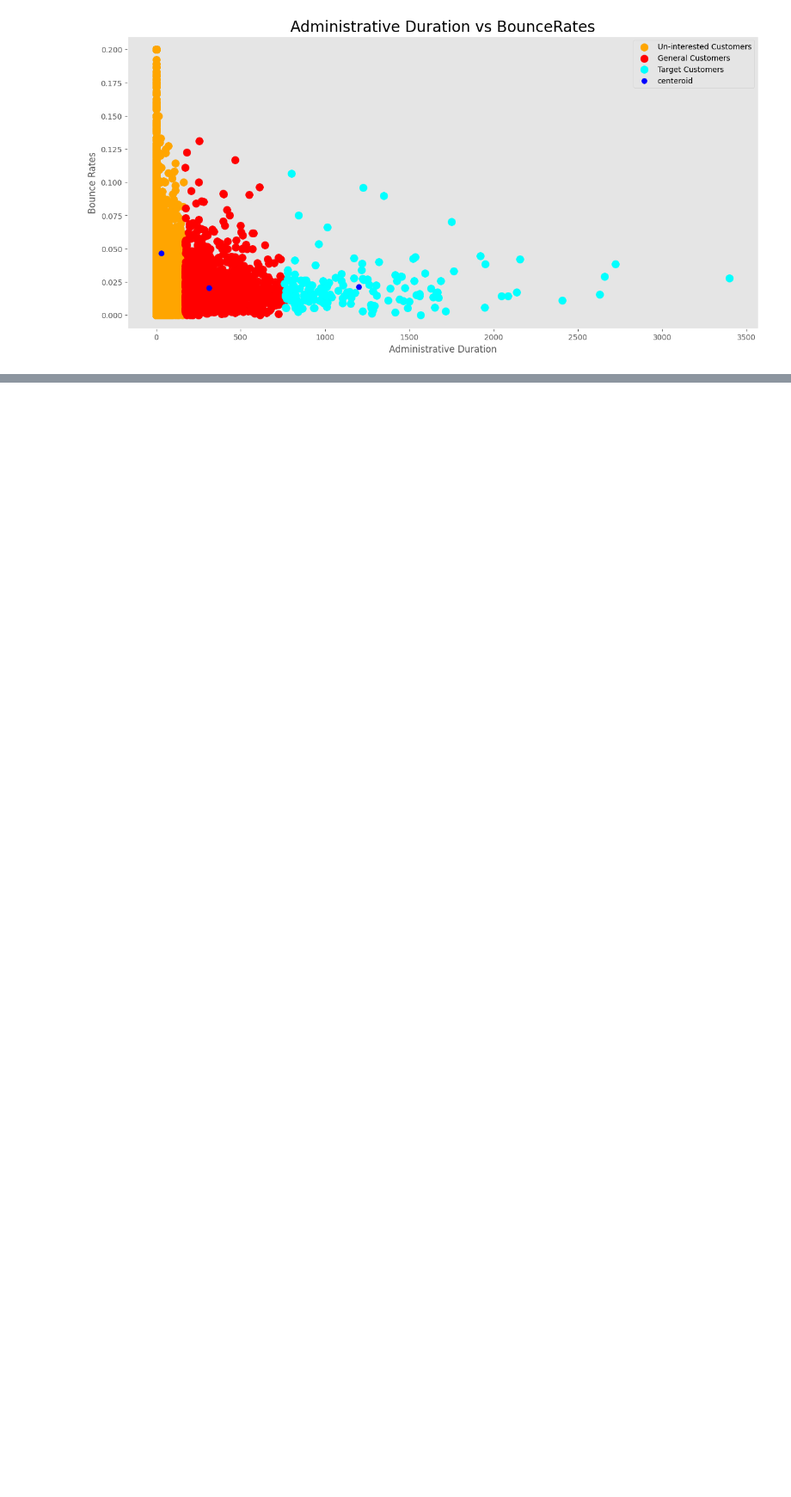
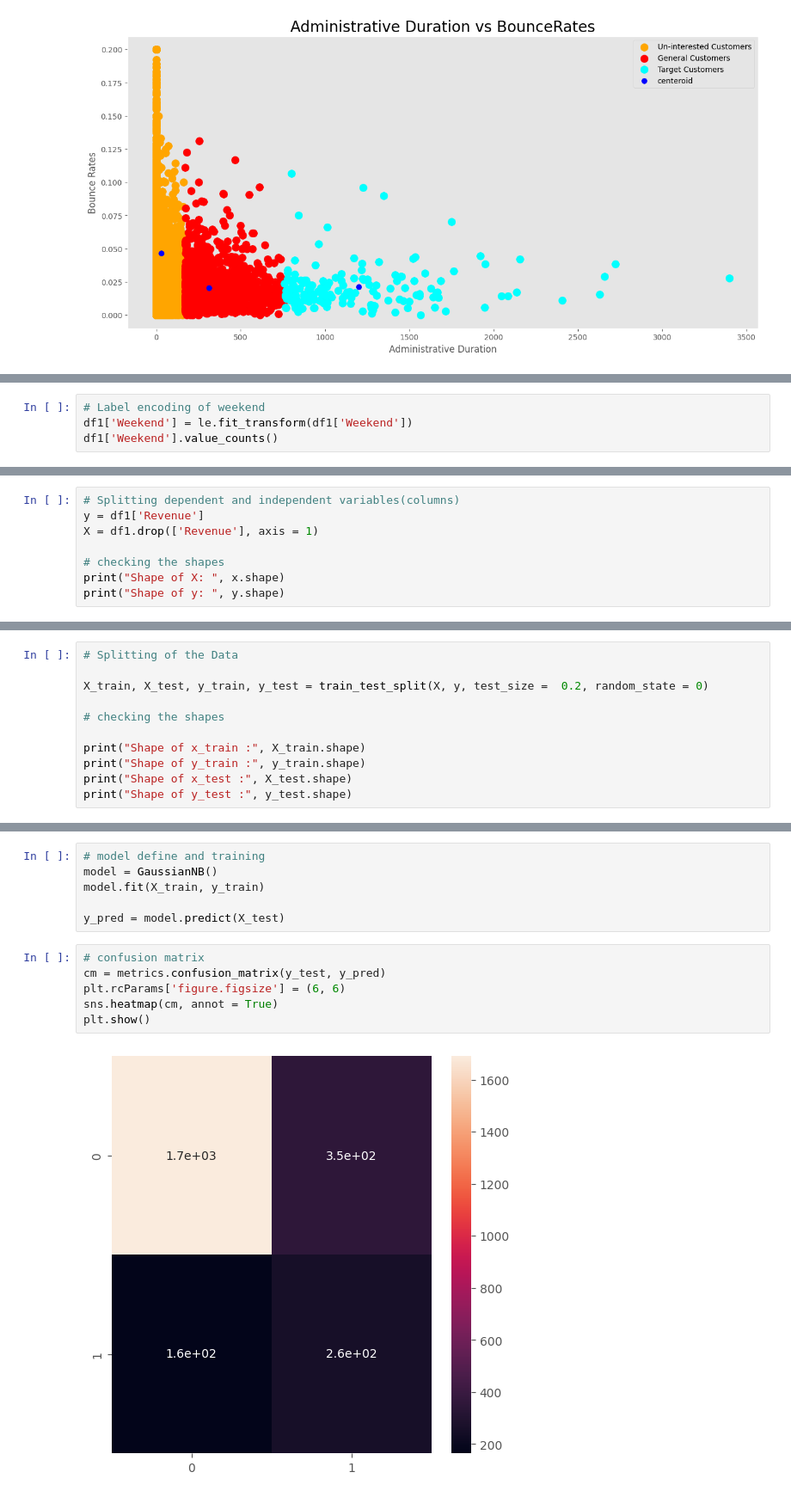
Before and after one commit to EveTLynn/Packt-Data-Analysis-Workshop, a Jupyter notebook: C5_Analyzing_the_Online_Shopper’s_Purchase_Attention.ipynb, the cells around one changed output, grey strips where cells are left out. Shown at 86% size. Saved outputs shown, nothing was run; the diff lists cells and outputs as text; blank space fills up the shorter version.

```diff
--- a/C5_Analyzing_the_Online_Shopper’s_Purchase_Attention.ipynb
+++ b/C5_Analyzing_the_Online_Shopper’s_Purchase_Attention.ipynb
@@ -676,0 +737,4 @@ These factors will largely influence the next plan of action and open new avenue
+# %%
+# Label encoding of weekend
+df1['Weekend'] = le.fit_transform(df1['Weekend'])
+df1['Weekend'].value_counts()
@@ -676,0 +745,8 @@ These factors will largely influence the next plan of action and open new avenue
+# %%
+# Splitting dependent and independent variables(columns)
+y = df1['Revenue']
+X = df1.drop(['Revenue'], axis = 1)
+
+# checking the shapes
+print("Shape of X: ", x.shape)
+print("Shape of y: ", y.shape)
@@ -676,0 +756,11 @@ These factors will largely influence the next plan of action and open new avenue
+# %%
+# Splitting of the Data
+
+X_train, X_test, y_train, y_test = train_test_split(X, y, test_size =  0.2, random_state = 0)
+
+# checking the shapes
+
+print("Shape of x_train :", X_train.shape)
+print("Shape of y_train :", y_train.shape)
+print("Shape of x_test :", X_test.shape)
+print("Shape of y_test :", y_test.shape)
@@ -676,0 +774,14 @@ These factors will largely influence the next plan of action and open new avenue
+# %%
+# model define and training
+model = GaussianNB()
+model.fit(X_train, y_train)
+
+y_pred = model.predict(X_test)
+# %%
+# confusion matrix
+cm = metrics.confusion_matrix(y_test, y_pred)
+plt.rcParams['figure.figsize'] = (6, 6)
+sns.heatmap(cm, annot = True)
+plt.show()
+# %% [output]
+[figure, added]
```
Also changed, not shown: parts of 30 cells of this notebook.
